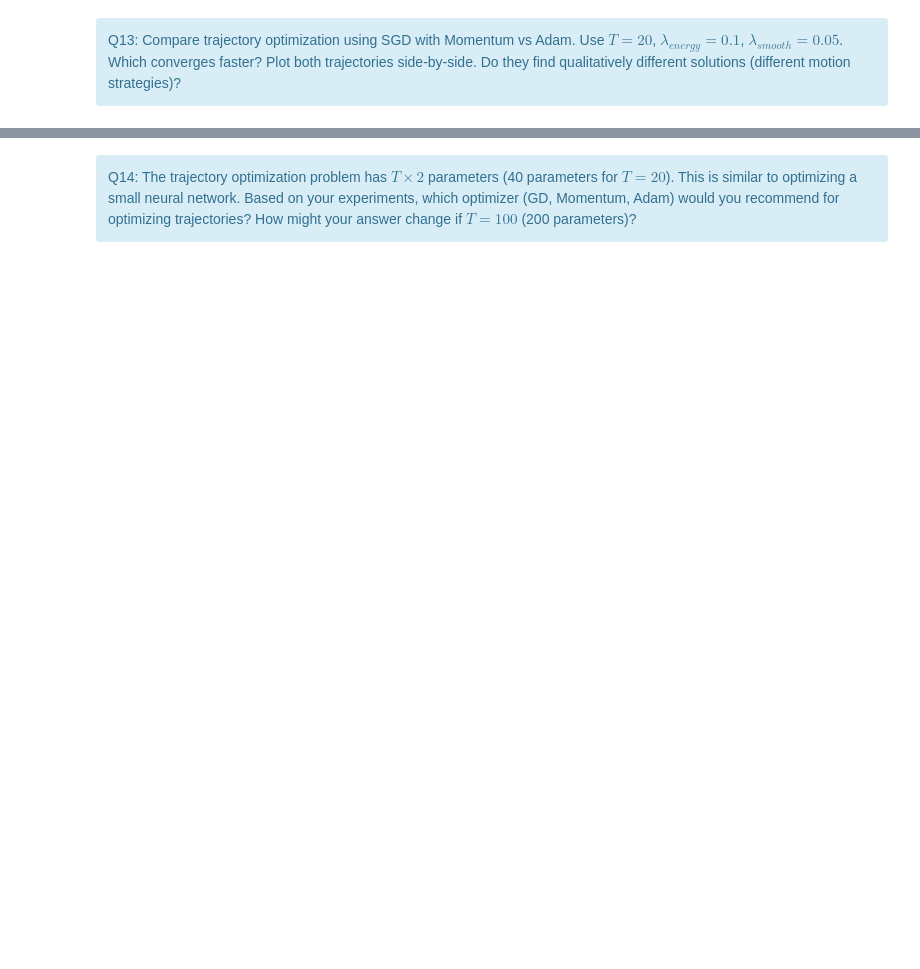
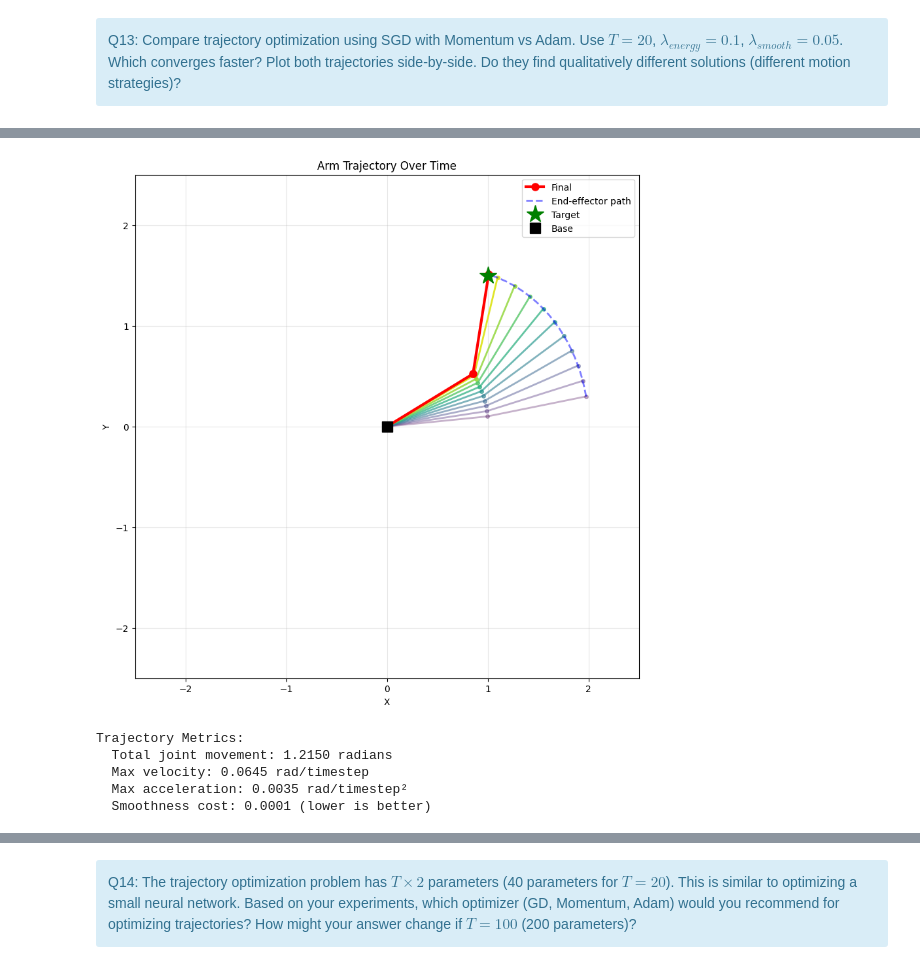
Before and after one commit to AntoninLeSecq/stochastic, a Jupyter notebook: notebooks/control_BE.ipynb, the cells around one changed output, grey strips where cells are left out. Cells and saved outputs as stored; diff of their text form; code cells hidden in the pictures; blank space fills up the shorter version.

```diff
--- a/notebooks/control_BE.ipynb
+++ b/notebooks/control_BE.ipynb
@@ -1343,0 +1295,12 @@ Adam Iteration 900: Loss = 0.000000
+# %%
+theta_traj, loss_hist = gradient_descent_trajectory_momentum(
+    theta_init, target, LENGTHS,
+    T=T, learning_rate=0.01, n_iterations=1000,
+    lambda_energy=0.1, lambda_smooth=0.05, beta=0.9
+)
+
+plot_trajectory_sequence(theta_traj, LENGTHS, target)
+plt.show()
+
+analyze_trajectory_metrics(theta_traj)
+# %% [output]
@@ -1343,0 +1317,6 @@ Adam Iteration 900: Loss = 0.000000
+[figure, added]
+Trajectory Metrics:
+  Total joint movement: 1.2150 radians
+  Max velocity: 0.0645 rad/timestep
+  Max acceleration: 0.0035 rad/timestep²
+  Smoothness cost: 0.0001 (lower is better)
```
Also changed, not shown: parts of 22 cells of this notebook.
